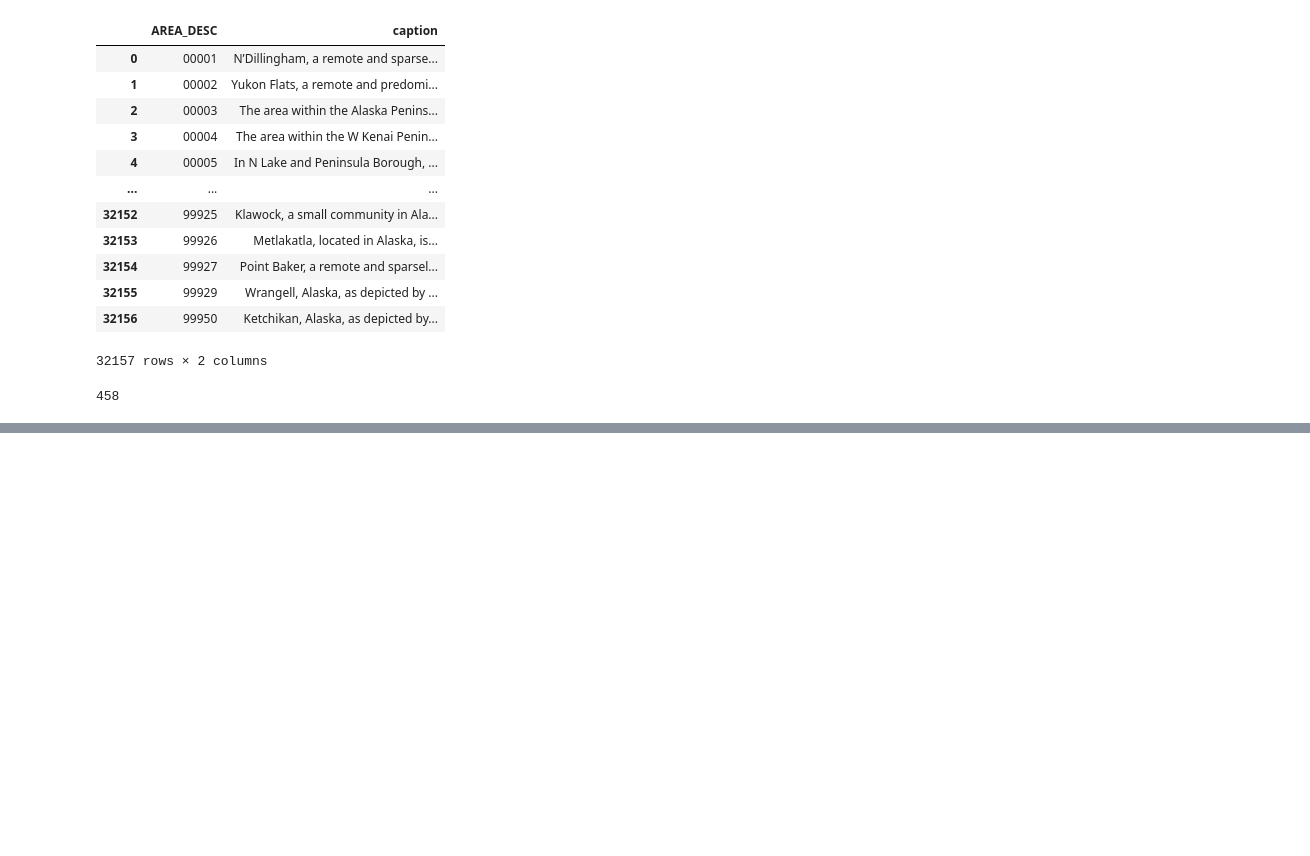
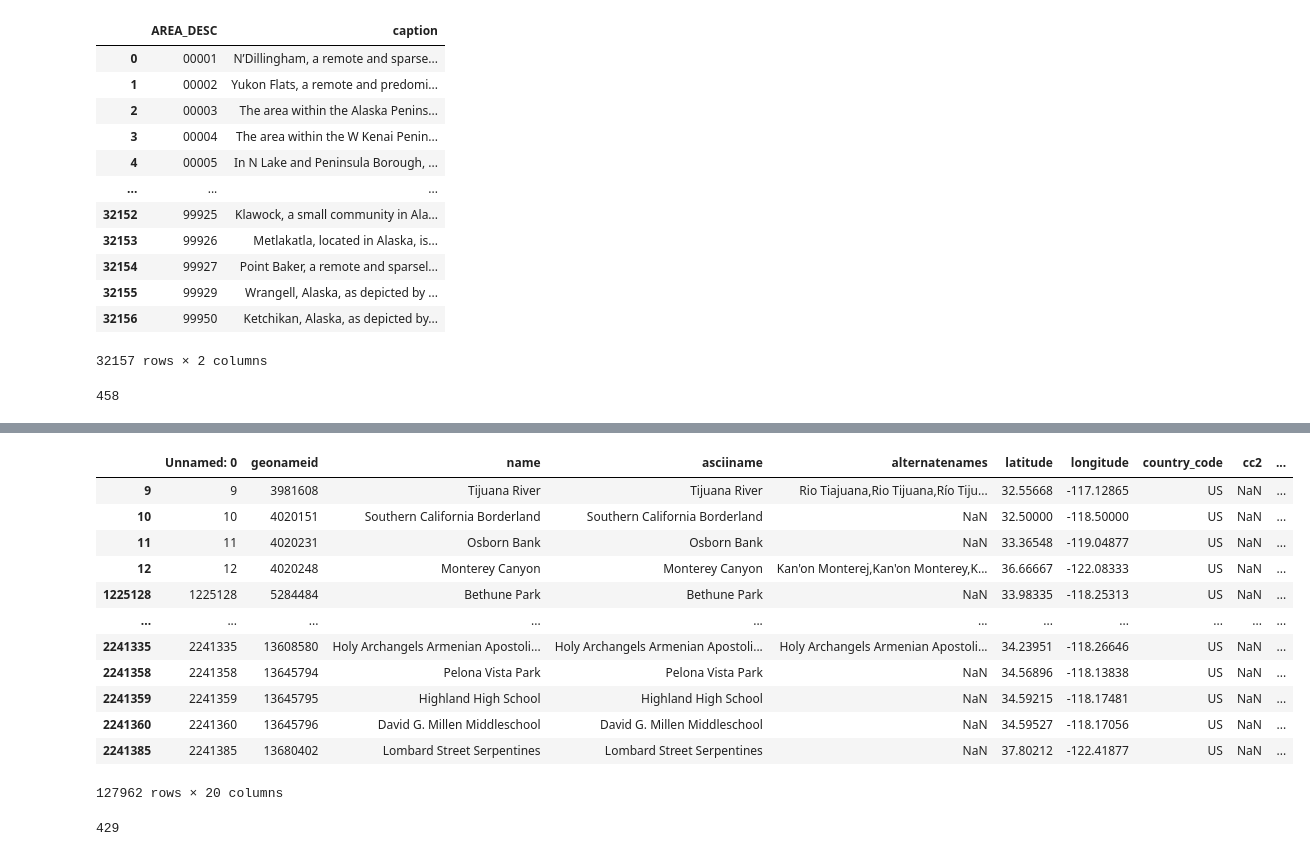
Before and after one commit to sarkarsusanket/esri-earth-search-engine, a Jupyter notebook: tbd.ipynb, the cells around one changed output, grey strips where cells are left out. Drawn from its saved outputs; the diff is of its cells as text; code cells hidden in the pictures; blank space fills up the shorter version.

```diff
--- a/tbd.ipynb
+++ b/tbd.ipynb
@@ -99,0 +143,16 @@ print(len(text.split()))
+# %%
+df[df['admin1_code']=="CA"]
+# %% [output]
+|  | Unnamed: 0 | geonameid | name | asciiname | alternatenames | latitude | longitude | country_code | cc2 | ... |
+| 9 | 9 | 3981608 | Tijuana River | Tijuana River | Rio Tiajuana,Rio Tijuana,Río Tiju... | 32.55668 | -117.12865 | US | NaN | ... |
+| 10 | 10 | 4020151 | Southern California Borderland | Southern California Borderland | NaN | 32.50000 | -118.50000 | US | NaN | ... |
+| 11 | 11 | 4020231 | Osborn Bank | Osborn Bank | NaN | 33.36548 | -119.04877 | US | NaN | ... |
+| 12 | 12 | 4020248 | Monterey Canyon | Monterey Canyon | Kan'on Monterej,Kan'on Monterey,K... | 36.66667 | -122.08333 | US | NaN | ... |
+| 1225128 | 1225128 | 5284484 | Bethune Park | Bethune Park | NaN | 33.98335 | -118.25313 | US | NaN | ... |
+| ... | ... | ... | ... | ... | ... | ... | ... | ... | ... | ... |
+| 2241335 | 2241335 | 13608580 | Holy Archangels Armenian Apostoli... | Holy Archangels Armenian Apostoli... | Holy Archangels Armenian Apostoli... | 34.23951 | -118.26646 | US | NaN | ... |
+| 2241358 | 2241358 | 13645794 | Pelona Vista Park | Pelona Vista Park | NaN | 34.56896 | -118.13838 | US | NaN | ... |
+| 2241359 | 2241359 | 13645795 | Highland High School | Highland High School | NaN | 34.59215 | -118.17481 | US | NaN | ... |
+| 2241360 | 2241360 | 13645796 | David G. Millen Middleschool | David G. Millen Middleschool | NaN | 34.59527 | -118.17056 | US | NaN | ... |
+| 2241385 | 2241385 | 13680402 | Lombard Street Serpentines | Lombard Street Serpentines | NaN | 37.80212 | -122.41877 | US | NaN | ... |
+127962 rows × 20 columns
@@ -99,0 +168,4 @@ print(len(text.split()))
+# %%
+len(df['amenity_name'].unique())
+# %% [output]
+429
```
Also changed, not shown: parts of 19 cells of this notebook, 9 other files.
